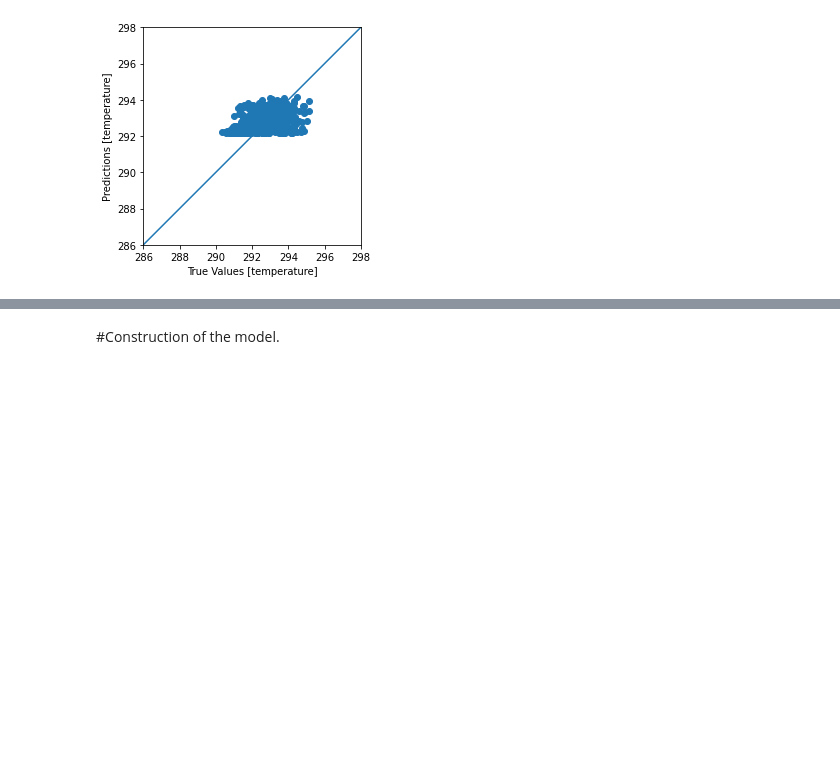
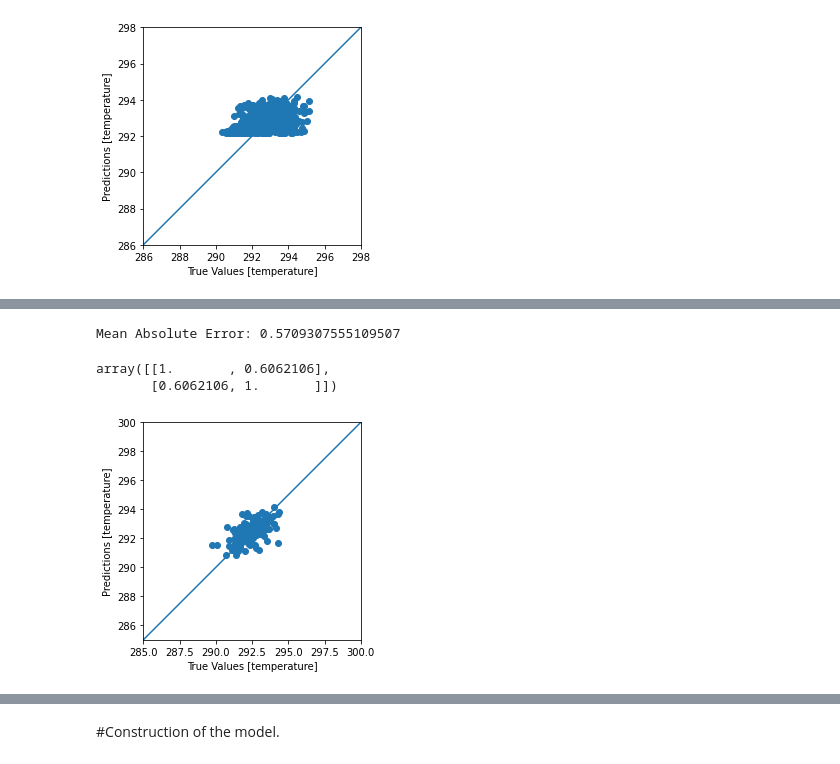
Before and after one commit to phyqh/UROP_urbanTemperature, a Jupyter notebook: urbantemp.ipynb, the cells around one changed output, grey strips where cells are left out. Saved outputs shown, nothing was run; the diff lists cells and outputs as text; code cells hidden in the pictures; blank space fills up the shorter version.

```diff
--- a/urbantemp.ipynb
+++ b/urbantemp.ipynb
@@ -1286,0 +1114,2 @@ plot_horsepower(x,y)
+# %%
+SeltempDF = SelectArea(tempDF)
@@ -1286,0 +1159,5 @@ plot_horsepower(x,y)
+# %%
+# Instantiate model with 500 decision trees
+rf = RandomForestRegressor(n_estimators = 500, random_state = 42, max_features = 2)
+# Train the model on training data
+rf.fit(train_features, train_labels);
@@ -1286,0 +1193,41 @@ plot_horsepower(x,y)
+# %%
+def PrepareTest(tempDF):
+  indexNamesX1 = tempDF[ tempDF['X'] >= 850000 ].index
+  tempDF.drop(indexNamesX1 , inplace=True)
+  indexNamesX2 = tempDF[ tempDF['X'] <= 790000 ].index
+  tempDF.drop(indexNamesX2 , inplace=True)
+  indexNamesY1 = tempDF[ tempDF['Y'] >= 2490000 ].index
+  tempDF.drop(indexNamesY1 , inplace=True)
+  indexNamesY2 = tempDF[ tempDF['Y'] <= 2450000 ].index
+  tempDF.drop(indexNamesY2 , inplace=True)
+  tempDF = tempDF.drop(['X'], axis=1)
+  tempDF = tempDF.drop(['Y'], axis=1)
+  return tempDF;
+
+TestDF = PrepareTest(tempDF)
+Test_dataset = TestDF
+Test_features = Test_dataset.copy()
+Test_labels = Test_features.pop("temperature")
+# %%
+# Use the forest's predict method on the test data
+Test_predictions = rf.predict(Test_features)
+# Calculate the absolute errors
+errors = abs(Test_predictions - Test_labels)
+# Print out the mean absolute error (mae)
+print('Mean Absolute Error:', (np.mean(errors)))
+# %% [output]
+Mean Absolute Error: 0.5709307555109507
+# %%
+a = plt.axes(aspect='equal')
+plt.scatter(Test_labels, Test_predictions)
+plt.xlabel('True Values [temperature]')
+plt.ylabel('Predictions [temperature]')
+lims = [285,300]
+plt.xlim(lims)
+plt.ylim(lims)
+_ = plt.plot(lims, lims)
+np.corrcoef(Test_labels, Test_predictions)
+# %% [output]
+array([[1.       , 0.6062106],
+       [0.6062106, 1.       ]])
+[figure, added]
```
Also changed, not shown: parts of 274 cells of this notebook.
